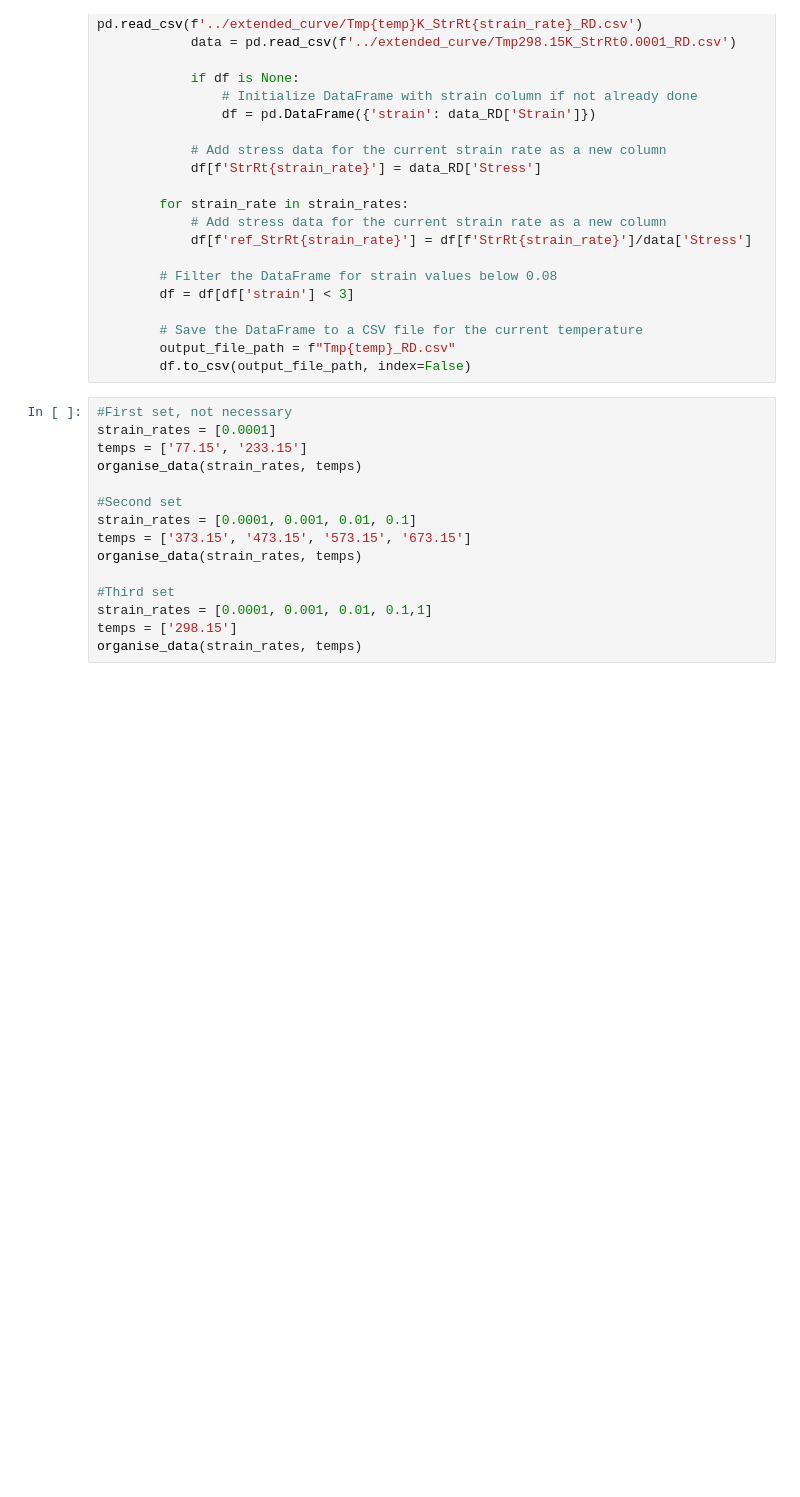
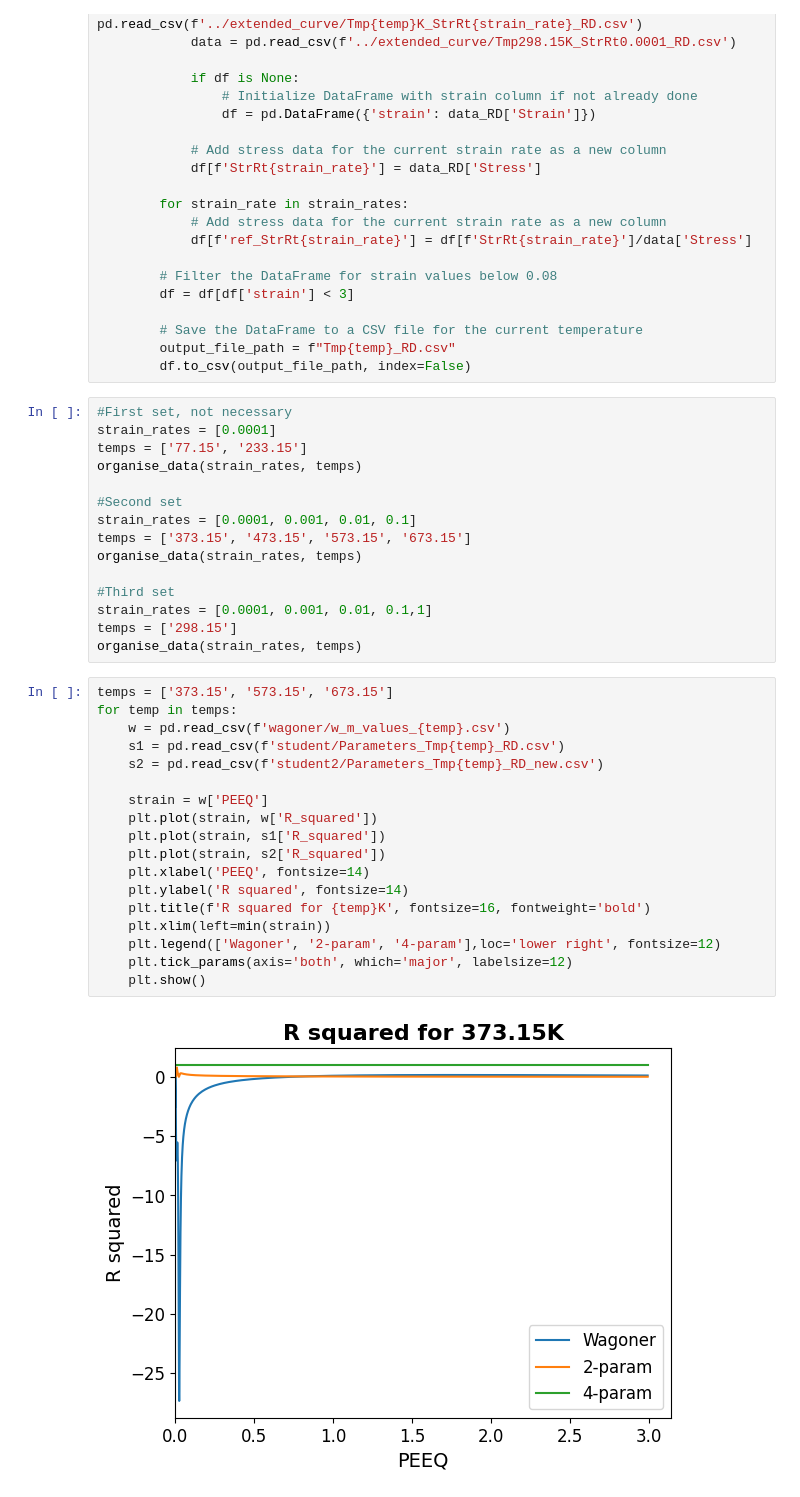
Before and after one commit to meiannnnn/coe-final-project, a Jupyter notebook: strain_rate_calibration/organise_data.ipynb, the cells around one changed output. Drawn from its saved outputs; the diff is of its cells as text; blank space fills up the shorter version.

```diff
--- a/strain_rate_calibration/organise_data.ipynb
+++ b/strain_rate_calibration/organise_data.ipynb
@@ -73,3 +74,23 @@ organise_data(strain_rates, temps)
 strain_rates = [0.0001, 0.001, 0.01, 0.1,1]
 temps = ['298.15']
 organise_data(strain_rates, temps)
+# %%
+temps = ['373.15', '573.15', '673.15']
+for temp in temps:
+    w = pd.read_csv(f'wagoner/w_m_values_{temp}.csv')
+    s1 = pd.read_csv(f'student/Parameters_Tmp{temp}_RD.csv')
+    s2 = pd.read_csv(f'student2/Parameters_Tmp{temp}_RD_new.csv')
+
+    strain = w['PEEQ']
+    plt.plot(strain, w['R_squared'])
+    plt.plot(strain, s1['R_squared'])
+    plt.plot(strain, s2['R_squared'])
+    plt.xlabel('PEEQ', fontsize=14)
+    plt.ylabel('R squared', fontsize=14)
+    plt.title(f'R squared for {temp}K', fontsize=16, fontweight='bold')
+    plt.xlim(left=min(strain))
+    plt.legend(['Wagoner', '2-param', '4-param'],loc='lower right', fontsize=12)
+    plt.tick_params(axis='both', which='major', labelsize=12)
+    plt.show()
+# %% [output]
+[figure, added]
```
Also changed, not shown: parts of 2 cells of this notebook, 27 other files.
